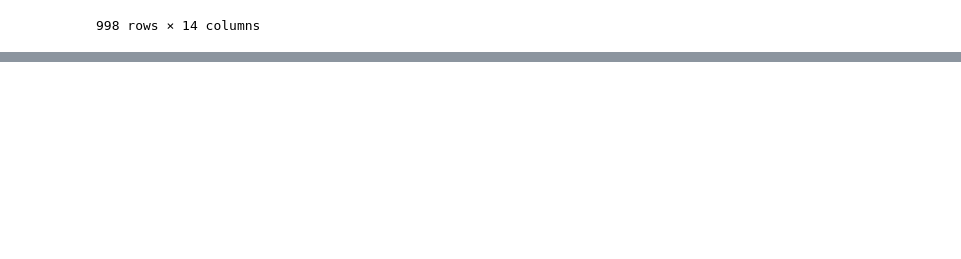
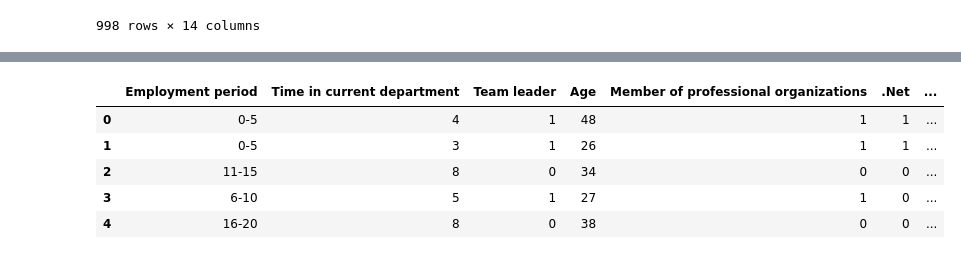
Before and after one commit to BITS-ASSIGNMENT-GROUP-186/association-rule-mining, a Jupyter notebook: Association_Rule_Mining.ipynb, the cells around one changed output, grey strips where cells are left out. Drawn from its saved outputs; the diff is of its cells as text; code cells hidden in the pictures; blank space fills up the shorter version.

```diff
--- a/Association_Rule_Mining.ipynb
+++ b/Association_Rule_Mining.ipynb
@@ -114,0 +100,16 @@ Confidence and lift for this rule : 0.25806451612903225 and 2.5499840306611303 r
+# %%
+# Normalizing employment period values through equal width binning
+
+employee_skills_df['Employment period'].describe()
+
+employment_period_bin_label = ['0-5', '6-10', '11-15', '16-20']
+cut_bins_employment_period = [0, 5, 10, 15, 20]
+employee_skills_df['Employment period'] = pd.cut(employee_skills_df['Employment period'], bins=cut_bins_employment_period, labels=employment_period_bin_label)
+employee_skills_df.head()
+# %% [output]
+|  | Employment period | Time in current department | Team leader | Age | Member of professional organizations | .Net | ... |
+| 0 | 0-5 | 4 | 1 | 48 | 1 | 1 | ... |
+| 1 | 0-5 | 3 | 1 | 26 | 1 | 1 | ... |
+| 2 | 11-15 | 8 | 0 | 34 | 0 | 0 | ... |
+| 3 | 6-10 | 5 | 1 | 27 | 1 | 0 | ... |
+| 4 | 16-20 | 8 | 0 | 38 | 0 | 0 | ... |
```
Also changed, not shown: parts of 21 cells of this notebook, 1 other file.
